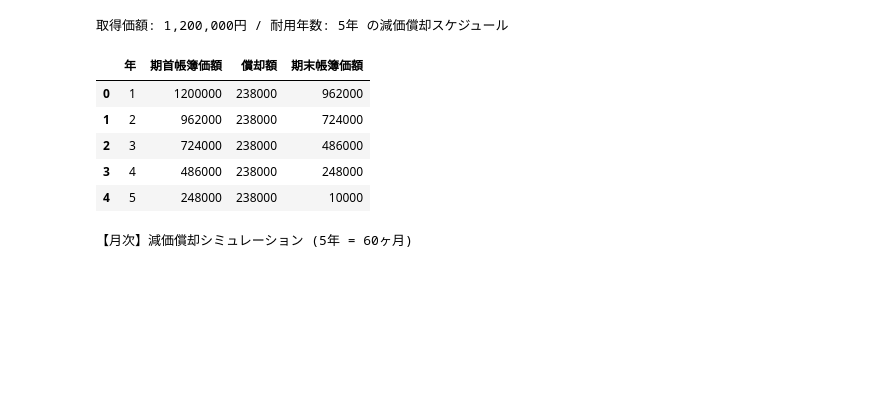
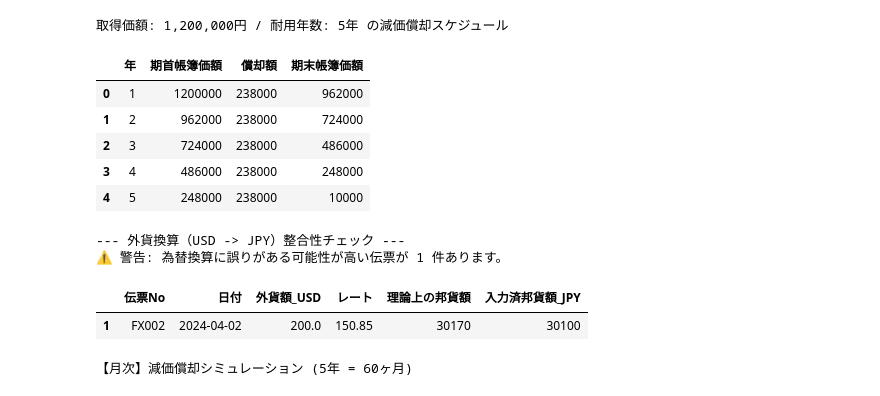
Before and after one commit to Koji-Accounting-Tech/D365-Finance-Data-Validator, a Jupyter notebook: D365_Data_Processing.ipynb, the cells around one changed output. Saved outputs shown, nothing was run; the diff lists cells and outputs as text; code cells hidden in the pictures; blank space fills up the shorter version.

```diff
--- a/D365_Data_Processing.ipynb
+++ b/D365_Data_Processing.ipynb
@@ -266,6 +266,45 @@ display(depreciation_df)
 | 2 | 3 | 724000 | 238000 | 486000 |
 | 3 | 4 | 486000 | 238000 | 248000 |
 | 4 | 5 | 248000 | 238000 | 10000 |
+# %%
+import pandas as pd
+
+# 1. 為替レートマスタ（日付ごとの1ドルの円相場）
+exchange_rates = {
+    '日付': ['2024-04-01', '2024-04-02', '2024-04-03'],
+    'レート': [151.20, 150.85, 151.50]
+}
+df_rates = pd.DataFrame(exchange_rates)
+
+# 2. 外貨建て取引データ（USD）
+# ※ 2行目は「150.85」で計算すべきところが間違っている想定
+foreign_tx = {
+    '伝票No': ['FX001', 'FX002', 'FX003'],
+    '日付': ['2024-04-01', '2024-04-02', '2024-04-03'],
+    '外貨額_USD': [100.00, 200.00, 150.00],
+    '入力済邦貨額_JPY': [15120, 30100, 22725]
+}
+df_tx = pd.DataFrame(foreign_tx)
+
+# 3. レートを紐付けて理論上の邦貨額を計算
+df_val = pd.merge(df_tx, df_rates, on='日付', how='left')
+df_val['理論上の邦貨額'] = (df_val['外貨額_USD'] * df_val['レート']).round(0).astype(int)
+
+# 4. 誤差の抽出
+df_val['換算誤差'] = df_val['入力済邦貨額_JPY'] - df_val['理論上の邦貨額']
+fx_error = df_val[df_val['換算誤差'] != 0]
+
+print("--- 外貨換算（USD -> JPY）整合性チェック ---")
+if len(fx_error) > 0:
+    print(f"⚠️ 警告: 為替換算に誤りがある可能性が高い伝票が {len(fx_error)} 件あります。")
+    display(fx_error[['伝票No', '日付', '外貨額_USD', 'レート', '理論上の邦貨額', '入力済邦貨額_JPY']])
+else:
+    print("✅ すべての外貨取引が適切なレートで換算されています。")
+# %% [output]
+--- 外貨換算（USD -> JPY）整合性チェック ---
+⚠️ 警告: 為替換算に誤りがある可能性が高い伝票が 1 件あります。
+|  | 伝票No | 日付 | 外貨額_USD | レート | 理論上の邦貨額 | 入力済邦貨額_JPY |
+| 1 | FX002 | 2024-04-02 | 200.0 | 150.85 | 30170 | 30100 |
 # %%
 import pandas as pd
 import math
```
